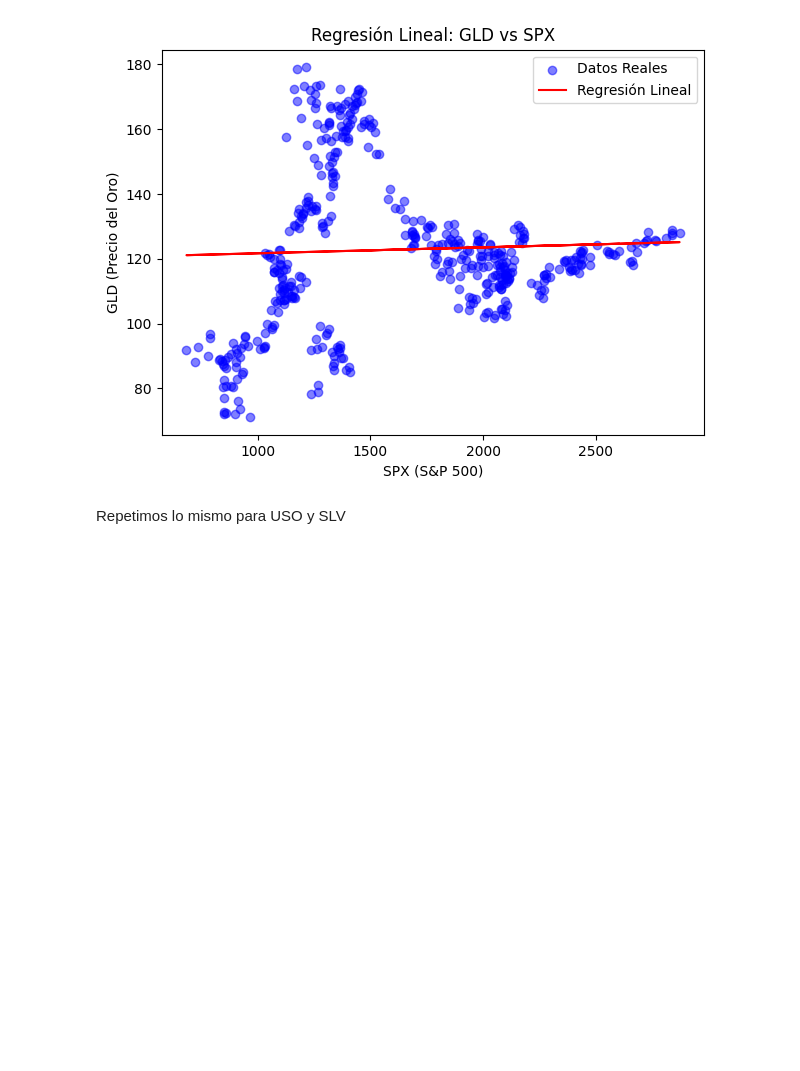
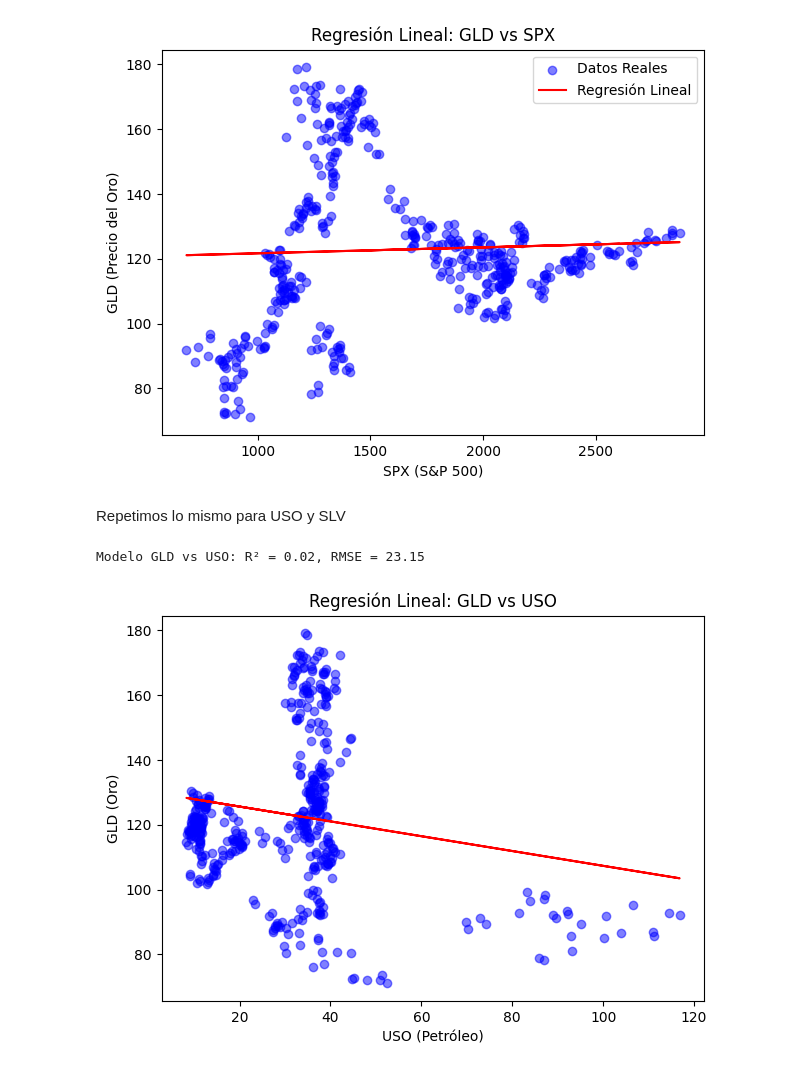
Before and after one commit to AbimaelDD/semestre-2, a Jupyter notebook: Intro_AprendizajeM/proyecto_1erparcial/reporte_RegresionL.ipynb, the cells around one changed output. Drawn from its saved outputs; the diff is of its cells as text; code cells hidden in the pictures; blank space fills up the shorter version.

Commit message:
Hacemos la segunda regresión lineal simple

```diff
--- a/Intro_AprendizajeM/proyecto_1erparcial/reporte_RegresionL.ipynb
+++ b/Intro_AprendizajeM/proyecto_1erparcial/reporte_RegresionL.ipynb
@@ -82,3 +82,25 @@ Modelo GLD vs SPX: R² = 0.00, RMSE = 23.37
 [figure]
 # %% [markdown]
  Repetimos lo mismo para USO y SLV
+# %%
+ # Modelo GLD vs USO
+X_train_uso = X_train[['USO']]
+X_test_uso = X_test[['USO']]
+modelo_uso = LinearRegression()
+modelo_uso.fit(X_train_uso, y_train)
+y_pred_uso = modelo_uso.predict(X_test_uso)
+r2_uso = r2_score(y_test, y_pred_uso)
+rmse_uso = np.sqrt(mean_squared_error(y_test, y_pred_uso))
+
+print(f"Modelo GLD vs USO: R² = {r2_uso:.2f}, RMSE = {rmse_uso:.2f}")
+
+plt.figure(figsize=(7,5))
+plt.scatter(X_test_uso, y_test, color='blue', alpha=0.5)
+plt.plot(X_test_uso, y_pred_uso, color='red')
+plt.xlabel("USO (Petróleo)")
+plt.ylabel("GLD (Oro)")
+plt.title("Regresión Lineal: GLD vs USO")
+plt.show()
+# %% [output]
+Modelo GLD vs USO: R² = 0.02, RMSE = 23.15
+[figure, added]
```
